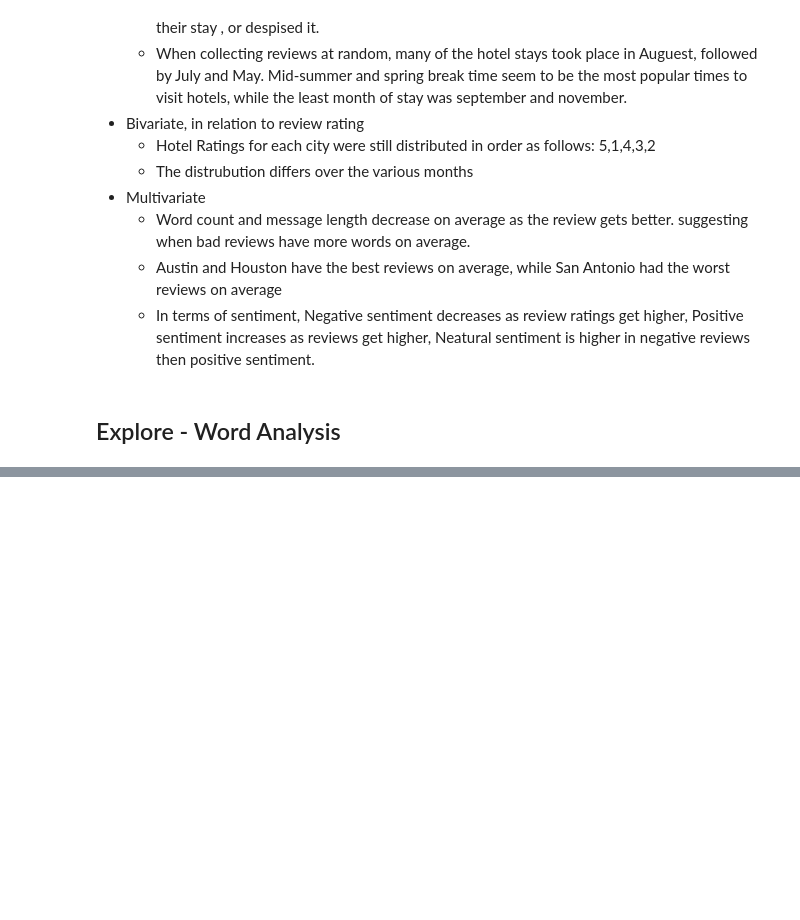
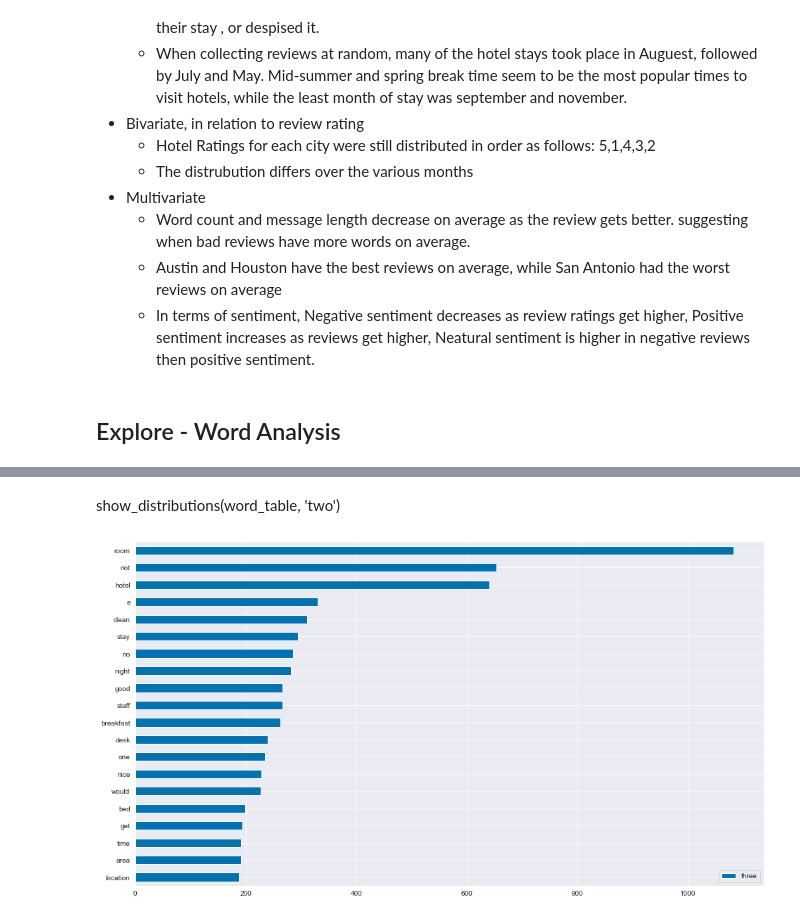
Before and after one commit to carterrxavier/Project_Rate_my_review, a Jupyter notebook: initial_notebook.ipynb, the cells around one changed output, grey strips where cells are left out. Cells and saved outputs as stored; diff of their text form; code cells hidden in the pictures; blank space fills up the shorter version.

```diff
--- a/initial_notebook.ipynb
+++ b/initial_notebook.ipynb
@@ -305,0 +327,6 @@ Length: 16678, dtype: int64
+# %% [markdown]
+show_distributions(word_table, 'two')
+# %%
+show_distributions(word_table, 'three')
+# %% [output]
+[figure, added]
```
Also changed, not shown: parts of 21 cells of this notebook, 1 other file.
